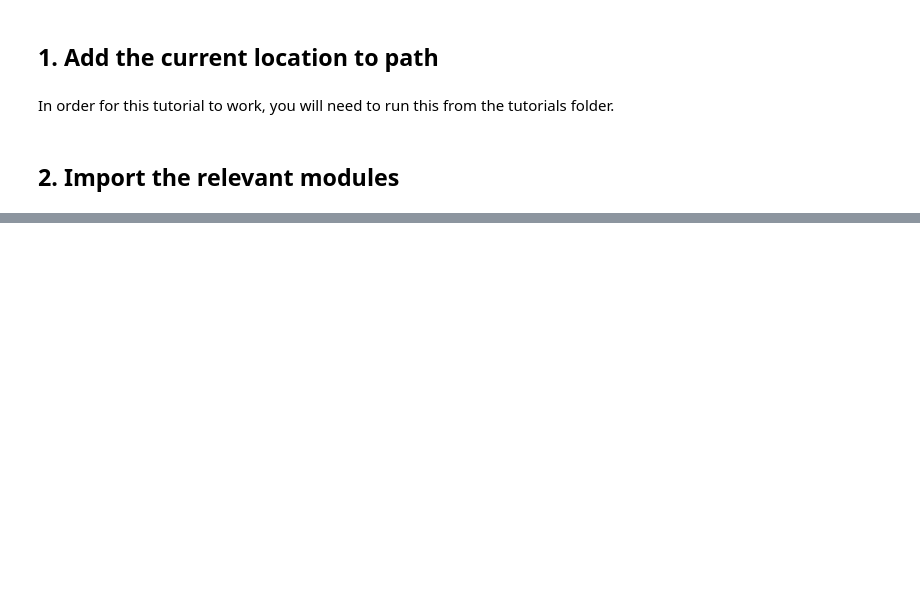
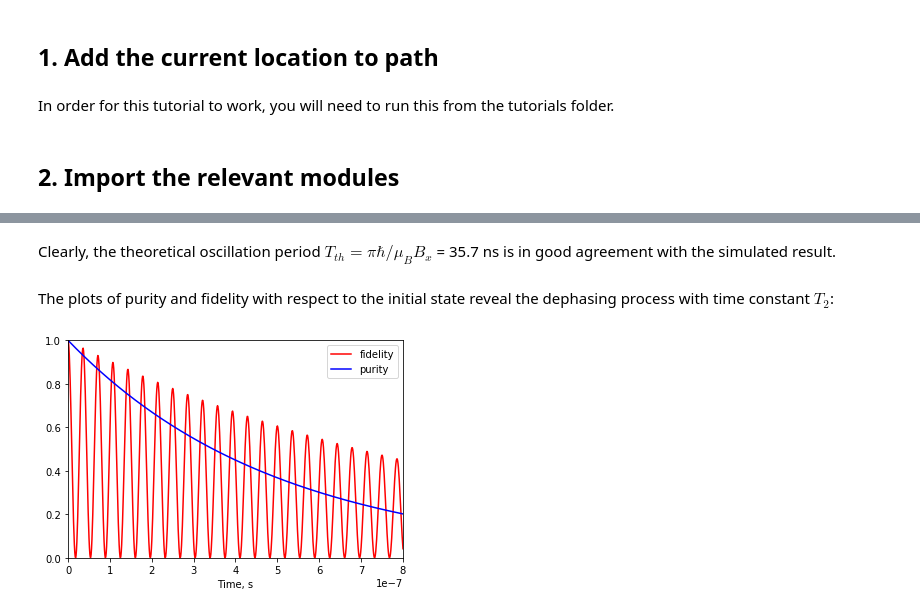
Before and after one commit to gharib85/QuDiPy, a Jupyter notebook: tutorials/Spin_simulator.ipynb, the cells around one changed output, grey strips where cells are left out. Saved outputs shown, nothing was run; the diff lists cells and outputs as text; code cells hidden in the pictures; blank space fills up the shorter version.

```diff
--- a/tutorials/Spin_simulator.ipynb
+++ b/tutorials/Spin_simulator.ipynb
@@ -31,0 +142,19 @@ WARNING: Material system either not recognized or defined.
+# %% [markdown]
+Clearly, the theoretical oscillation period $T_{th}=\pi\hbar/\mu_B B_{x}$ = 35.7 ns is in good agreement with the simulated result.
+# %% [markdown]
+The plots of purity and fidelity with respect to the initial state reveal the dephasing process with time constant $T_2$:
+# %%
+#showing dephasing
+
+plt.plot(rabi_oscillations["time"],
+         np.real(rabi_oscillations["fidelity"]),'r', label="fidelity")
+plt.plot(rabi_oscillations["time"],
+         np.real(rabi_oscillations["purity"]), 'b', label="purity" )
+
+plt.xlabel("Time, s")
+plt.legend(loc="upper right")
+plt.axis([0,8e-7,0,1])
+
+plt.show()
+# %% [output]
+[figure, added]
```
Also changed, not shown: parts of 37 cells of this notebook, 2 other files.
